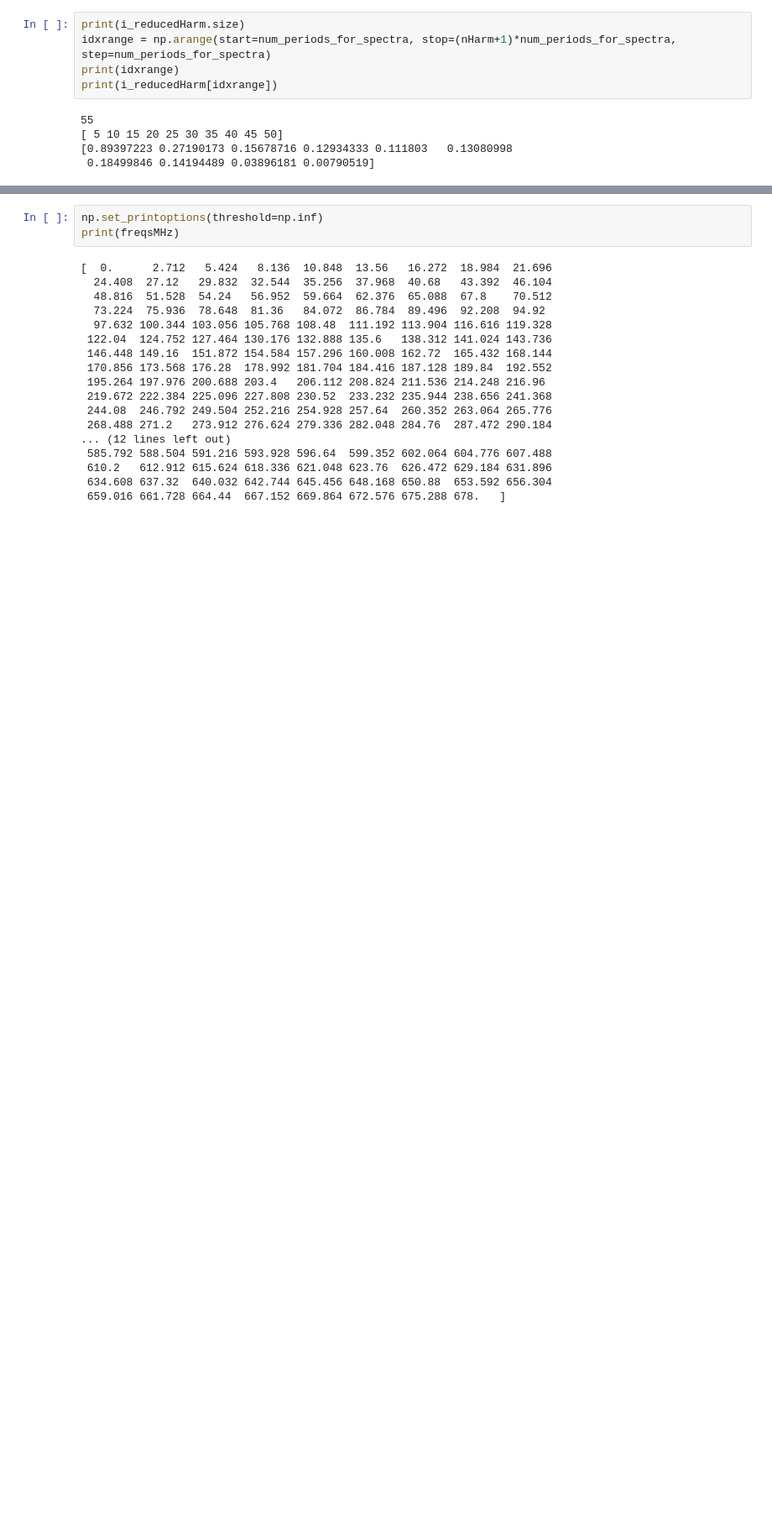
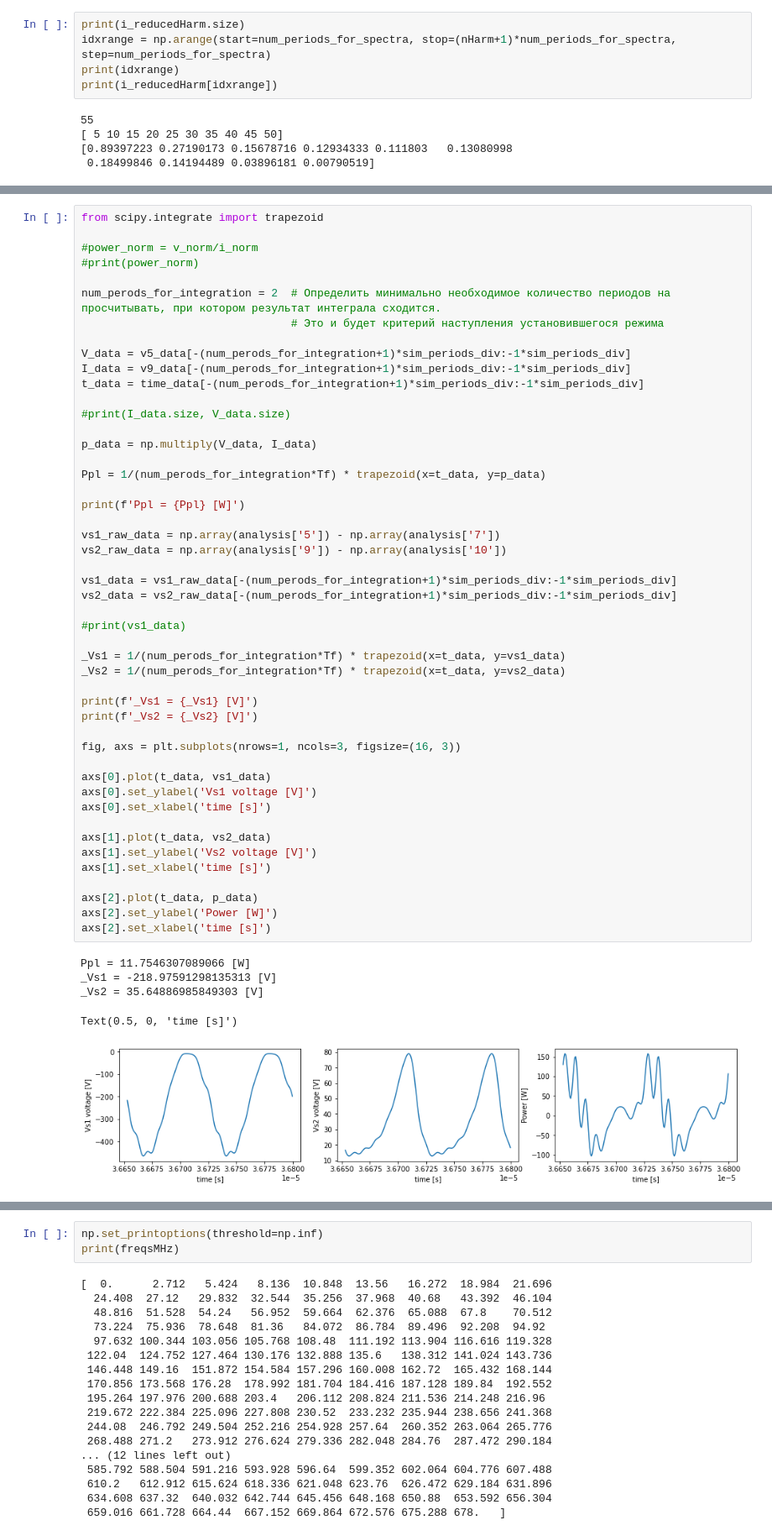
Before and after one commit to dsamsonov1/rf_plasma_impedance, a Jupyter notebook: rf_discharge_2.ipynb, the cells around one changed output, grey strips where cells are left out. Shown: that part at 84% size. Cells and saved outputs as stored; diff of their text form; blank space fills up the shorter version.

Commit message:
power and mean Vs volatge added

```diff
--- a/rf_discharge_2.ipynb
+++ b/rf_discharge_2.ipynb
@@ -247,0 +254,54 @@ _ = axs[1].set_xlabel('Frequency [MHz]')
+# %%
+from scipy.integrate import trapezoid
+
+#power_norm = v_norm/i_norm
+#print(power_norm)
+
+num_perods_for_integration = 2  # Определить минимально необходимое количество периодов на просчитывать, при котором результат интеграла сходится.
+                                # Это и будет критерий наступления установившегося режима
+
+V_data = v5_data[-(num_perods_for_integration+1)*sim_periods_div:-1*sim_periods_div]
+I_data = v9_data[-(num_perods_for_integration+1)*sim_periods_div:-1*sim_periods_div]
+t_data = time_data[-(num_perods_for_integration+1)*sim_periods_div:-1*sim_periods_div]
+
+#print(I_data.size, V_data.size)
+
+p_data = np.multiply(V_data, I_data)
+
+Ppl = 1/(num_perods_for_integration*Tf) * trapezoid(x=t_data, y=p_data)
+
+print(f'Ppl = {Ppl} [W]')
+
+vs1_raw_data = np.array(analysis['5']) - np.array(analysis['7'])
+vs2_raw_data = np.array(analysis['9']) - np.array(analysis['10'])
+
+vs1_data = vs1_raw_data[-(num_perods_for_integration+1)*sim_periods_div:-1*sim_periods_div]
+vs2_data = vs2_raw_data[-(num_perods_for_integration+1)*sim_periods_div:-1*sim_periods_div]
+
+#print(vs1_data)
+
+_Vs1 = 1/(num_perods_for_integration*Tf) * trapezoid(x=t_data, y=vs1_data)
+_Vs2 = 1/(num_perods_for_integration*Tf) * trapezoid(x=t_data, y=vs2_data)
+
+print(f'_Vs1 = {_Vs1} [V]')
+print(f'_Vs2 = {_Vs2} [V]')
+
+fig, axs = plt.subplots(nrows=1, ncols=3, figsize=(16, 3))
+
+axs[0].plot(t_data, vs1_data)
+axs[0].set_ylabel('Vs1 voltage [V]')
+axs[0].set_xlabel('time [s]')
+
+axs[1].plot(t_data, vs2_data)
+axs[1].set_ylabel('Vs2 voltage [V]')
+axs[1].set_xlabel('time [s]')
+
+axs[2].plot(t_data, p_data)
+axs[2].set_ylabel('Power [W]')
+axs[2].set_xlabel('time [s]')
+# %% [output]
+Ppl = 11.7546307089066 [W]
+_Vs1 = -218.97591298135313 [V]
+_Vs2 = 35.64886985849303 [V]
+Text(0.5, 0, 'time [s]')
+[figure, added]
```
Also changed, not shown: parts of 4 cells of this notebook.
